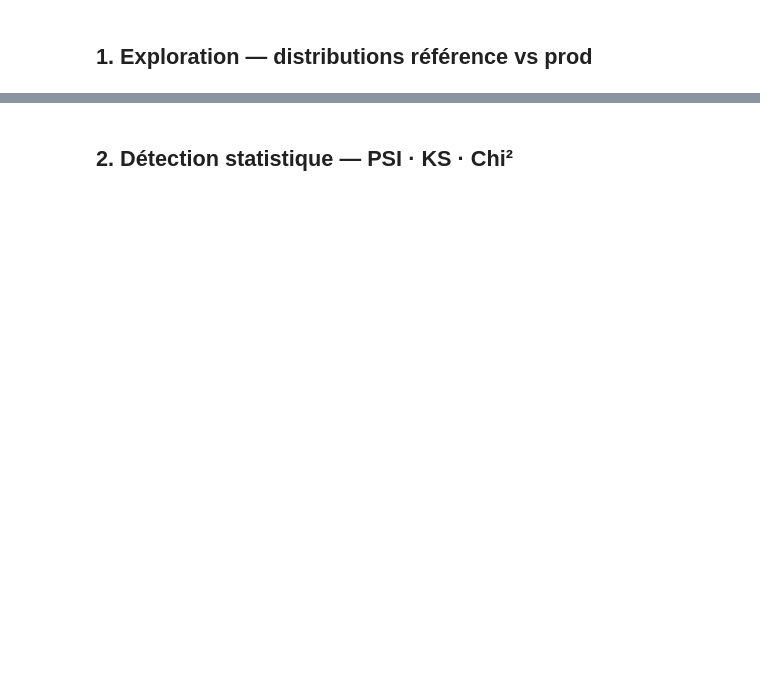
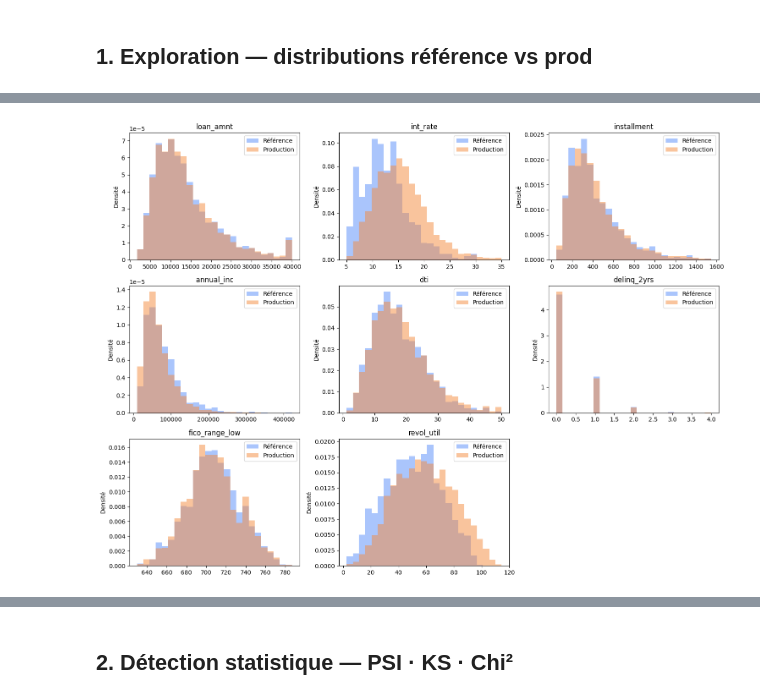
Before and after one commit to 3ti3nne/M6-B1-alex-frank-etienne, a Jupyter notebook: notebooks/M6-B1_template.ipynb, the cells around one changed output, grey strips where cells are left out. Saved outputs shown, nothing was run; the diff lists cells and outputs as text; code cells hidden in the pictures; blank space fills up the shorter version.

```diff
--- a/notebooks/M6-B1_template.ipynb
+++ b/notebooks/M6-B1_template.ipynb
@@ -30,0 +22,24 @@ G           1.20   1.50
+# %%
+ROOT = next(p for p in (Path.cwd(), *Path.cwd().parents)
+            if (p / "data" / "reference_set.csv").exists())
+reference = pd.read_csv(ROOT / "data/reference_set.csv")
+prod = pd.read_csv(ROOT / "data/prod_3months.csv")
+features = reference.drop(columns=["loan_status"])
+
+numeriques = features.select_dtypes(include="number").columns.tolist()
+display(pd.concat({"Référence": reference[numeriques].describe().T,
+                   "Production": prod[numeriques].describe().T}, axis=1).round(2))
+
+fig, axes = plt.subplots((len(numeriques) + 2) // 3, 3, figsize=(15, 11), squeeze=False)
+for ax, col in zip(axes.flat, numeriques):
+    bornes = np.histogram_bin_edges(pd.concat([reference[col], prod[col]]).dropna(), bins=25)
+    ax.hist(reference[col].dropna(), bins=bornes, density=True, alpha=0.5, label="Référence")
+    ax.hist(prod[col].dropna(), bins=bornes, density=True, alpha=0.5, label="Production")
+    ax.set_title(col)
+    ax.set_ylabel("Densité")
+    ax.legend()
+for ax in list(axes.flat)[len(numeriques):]:
+    ax.set_visible(False)
+fig.tight_layout()
+plt.show()
+# %% [output]
@@ -30,0 +56 @@ G           1.20   1.50
+[figure, added]
```
Also changed, not shown: parts of 8 cells of this notebook.
